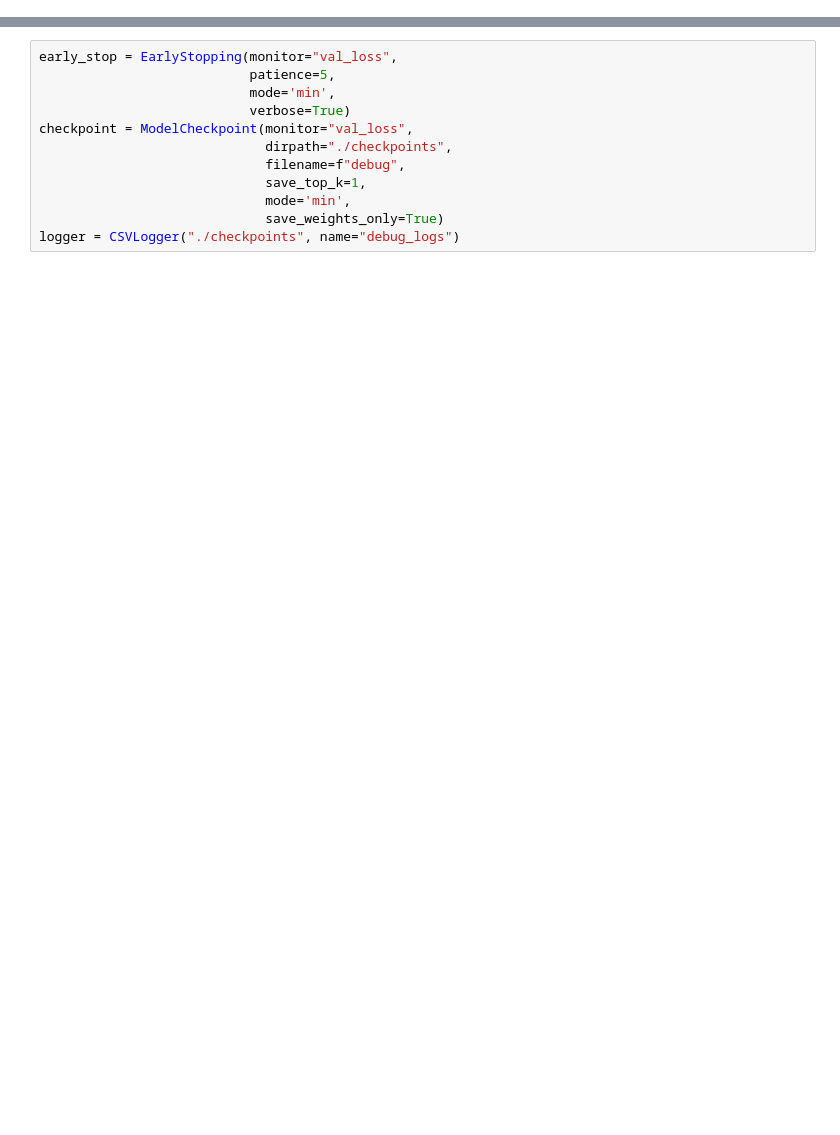
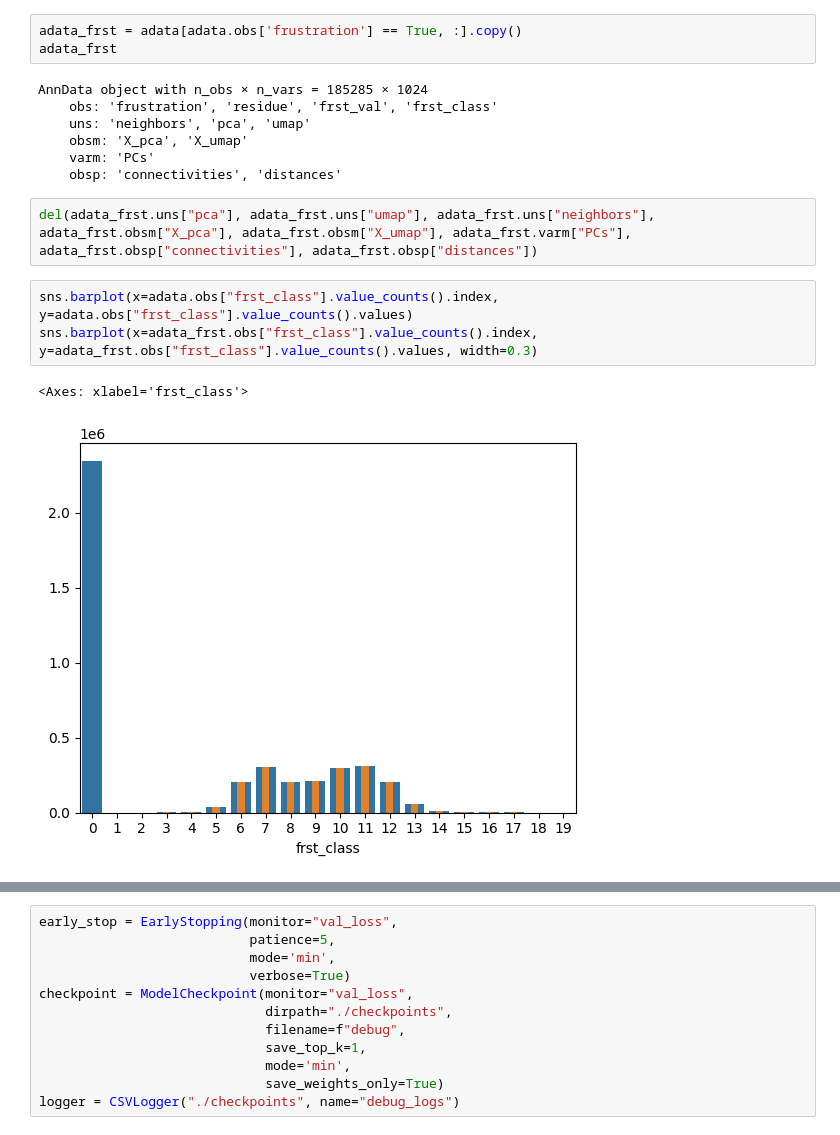
Before and after one commit to leuschjanphilipp/FrustrAI-Seq, a Jupyter notebook: notebooks/debug.ipynb, the cells around one changed output, grey strips where cells are left out. Drawn from its saved outputs; the diff is of its cells as text; blank space fills up the shorter version.

```diff
--- a/notebooks/debug.ipynb
+++ b/notebooks/debug.ipynb
@@ -31,0 +147,18 @@ df.head(2)
+# %%
+adata_frst = adata[adata.obs['frustration'] == True, :].copy()
+adata_frst
+# %% [output]
+AnnData object with n_obs × n_vars = 185285 × 1024
+    obs: 'frustration', 'residue', 'frst_val', 'frst_class'
+    uns: 'neighbors', 'pca', 'umap'
+    obsm: 'X_pca', 'X_umap'
+    varm: 'PCs'
+    obsp: 'connectivities', 'distances'
+# %%
+del(adata_frst.uns["pca"], adata_frst.uns["umap"], adata_frst.uns["neighbors"], adata_frst.obsm["X_pca"], adata_frst.obsm["X_umap"], adata_frst.varm["PCs"], adata_frst.obsp["connectivities"], adata_frst.obsp["distances"])
+# %%
+sns.barplot(x=adata.obs["frst_class"].value_counts().index, y=adata.obs["frst_class"].value_counts().values)
+sns.barplot(x=adata_frst.obs["frst_class"].value_counts().index, y=adata_frst.obs["frst_class"].value_counts().values, width=0.3)
+# %% [output]
+<Axes: xlabel='frst_class'>
+[figure, added]
```
Also changed, not shown: parts of 48 cells of this notebook, 8 other files.
